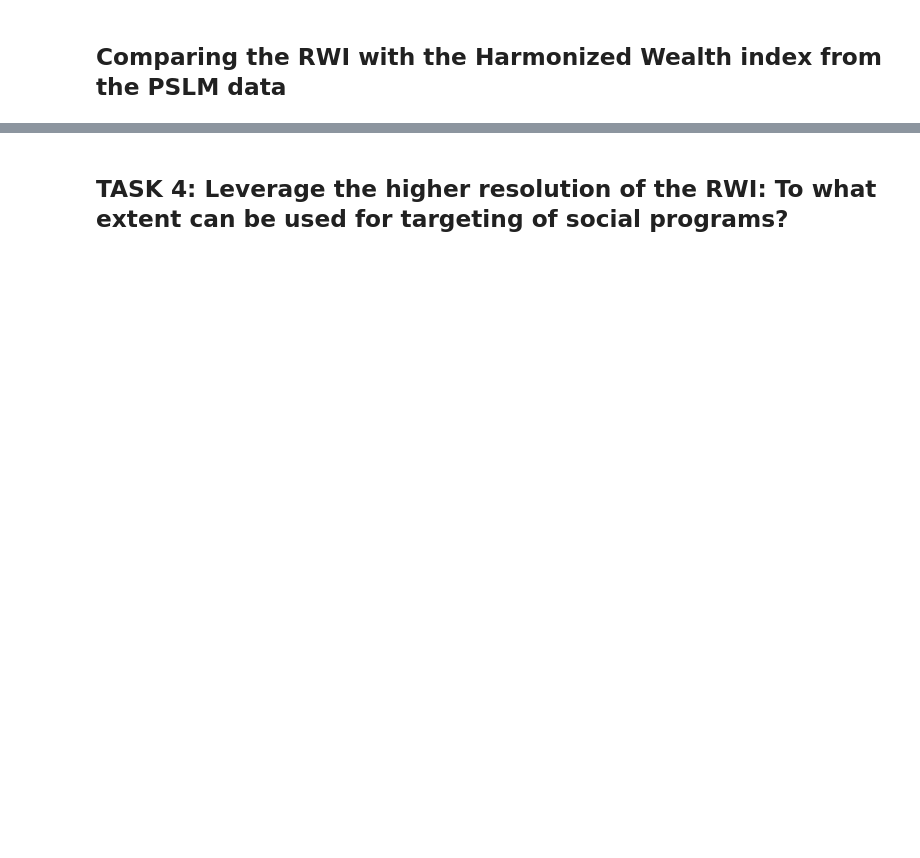
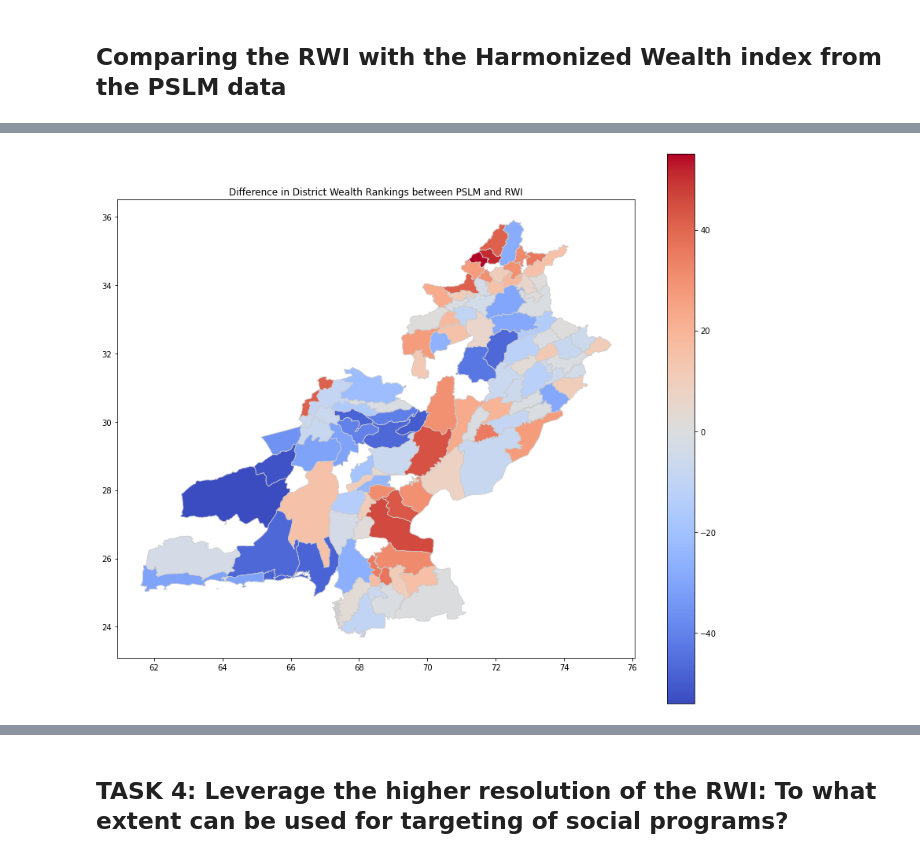
Before and after one commit to kismat91/Index-Based-Poverty-Estimation-in-Pakistan-, a Jupyter notebook: PSLMHIES.ipynb, the cells around one changed output, grey strips where cells are left out. Drawn from its saved outputs; the diff is of its cells as text; code cells hidden in the pictures; blank space fills up the shorter version.

```diff
--- a/PSLMHIES.ipynb
+++ b/PSLMHIES.ipynb
@@ -779,23 +817,25 @@ plt.show()
 # %%
 # 2. Heatmap (Difference between rankings)
 # Assuming you have a shapefile 'districts_shapefile.shp' with district boundaries
-gdf = gpd.read_file(abspath_curr + '/data/pak_admbnda_adm2_wfp_20220909.shp')
+gdf = gpd.read_file('/Users/kismatkhatri/Documents/Capstone project/shapefile/pak_admbnda_adm2_wfp_20220909.shp')
 
 # Calculate the difference in rankings
 pslm_district_ranking1['PSLM Rank'] = pslm_district_ranking1.index + 1
 rwi_district_ranking1['RWI Rank'] = rwi_district_ranking1.index + 1
 merged_rankings1 = pd.merge(pslm_district_ranking1, rwi_district_ranking1, left_on='District', right_on='ADM2_EN')
 merged_rankings1['Rank Difference'] = merged_rankings1['PSLM Rank'] - merged_rankings1['RWI Rank']
 
 # Merge with the geodataframe
 gdf = gdf.merge(merged_rankings1, left_on='ADM2_EN', right_on='District', how='inner')
 
 # Plotting the heatmap
 fig, ax = plt.subplots(figsize=(12, 10))
 gdf.plot(column='Rank Difference', cmap='coolwarm', linewidth=0.8, ax=ax, edgecolor='0.8', legend=True)
 plt.title("Difference in District Wealth Rankings between PSLM and RWI")
 plt.tight_layout()
 plt.show()
+# %% [output]
+[figure, added]
 # %%
 # Aggregate the error
 agg_error = filtered_rwi_district_data.groupby('ADM2_EN')['error'].mean().reset_index().sort_values(by='error', ascending=False)
```
Also changed, not shown: parts of 37 cells of this notebook.
